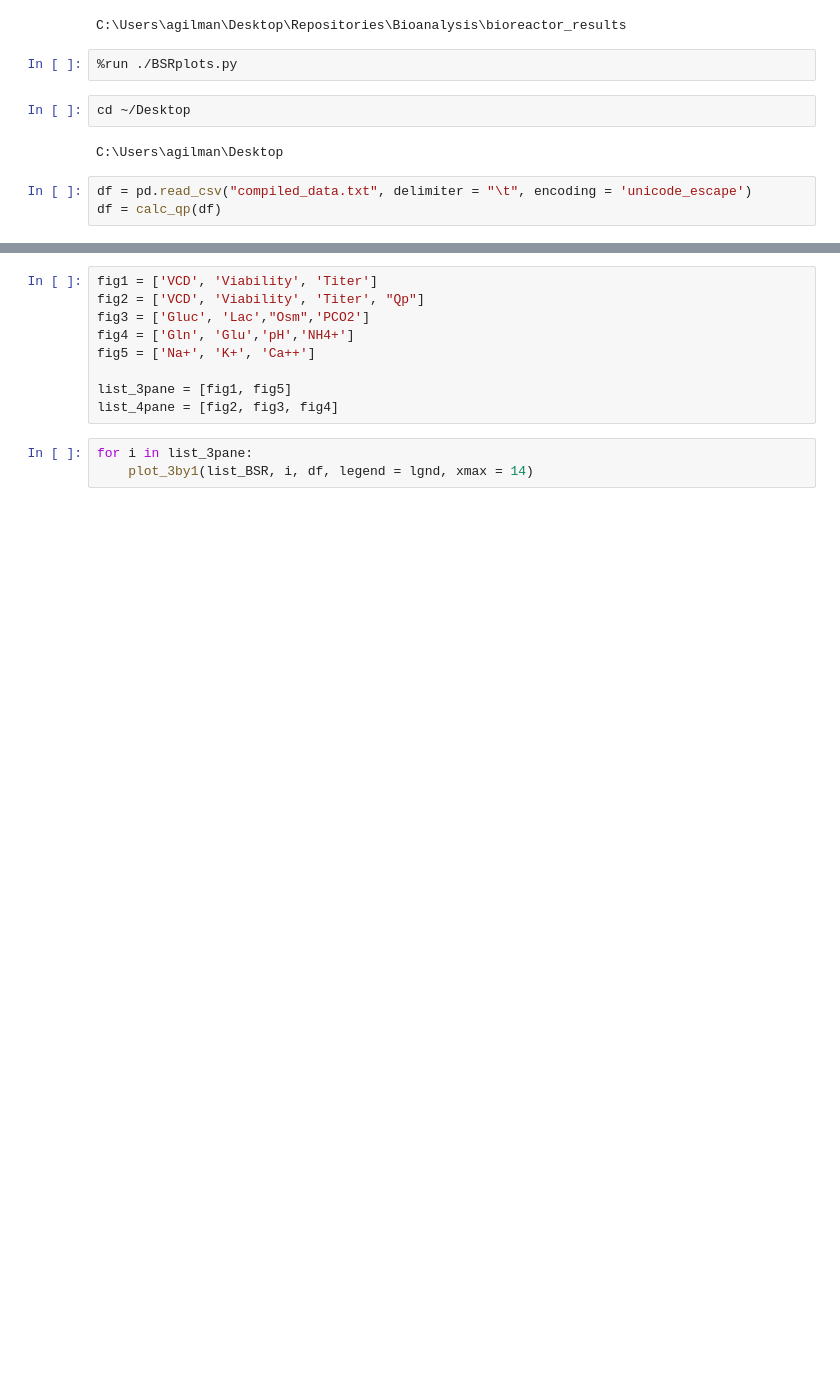
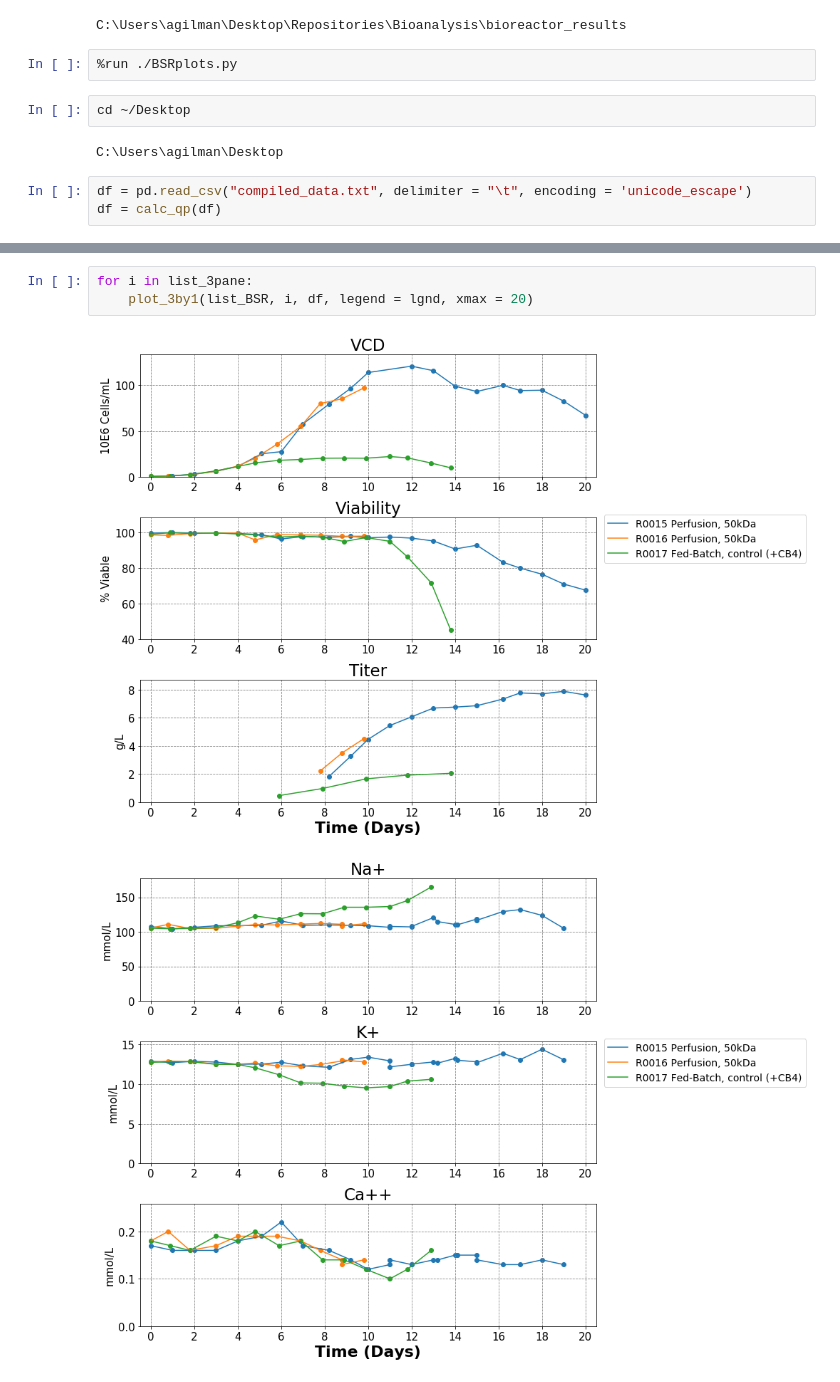
Before and after one commit to keefeseag000/Bioanalysis, a Jupyter notebook: bioreactor_results/Implementing BSRplots.ipynb, the cells around one changed output, grey strips where cells are left out. Cells and saved outputs as stored; diff of their text form; blank space fills up the shorter version.

```diff
--- a/bioreactor_results/Implementing BSRplots.ipynb
+++ b/bioreactor_results/Implementing BSRplots.ipynb
@@ -27,15 +21,9 @@ list_BSR = ["R0015", "R0017"]
 #["R0012", "R0013", "R0014", "R0017"]           2x2 comparison with low and high seed inco +/- CB4
-# %%
-fig1 = ['VCD', 'Viability', 'Titer']
-fig2 = ['VCD', 'Viability', 'Titer', "Qp"]
-fig3 = ['Gluc', 'Lac',"Osm",'PCO2']
-fig4 = ['Gln', 'Glu','pH','NH4+']
-fig5 = ['Na+', 'K+', 'Ca++']
-
-list_3pane = [fig1, fig5]
-list_4pane = [fig2, fig3, fig4]
 # %%
 for i in list_3pane:
-    plot_3by1(list_BSR, i, df, legend = lgnd, xmax = 14)
+    plot_3by1(list_BSR, i, df, legend = lgnd, xmax = 20)
+# %% [output]
+[figure, added]
+[figure, added]
 # %%
 for i in list_4pane:
```
Also changed, not shown: parts of 5 cells of this notebook, 2 other files.
